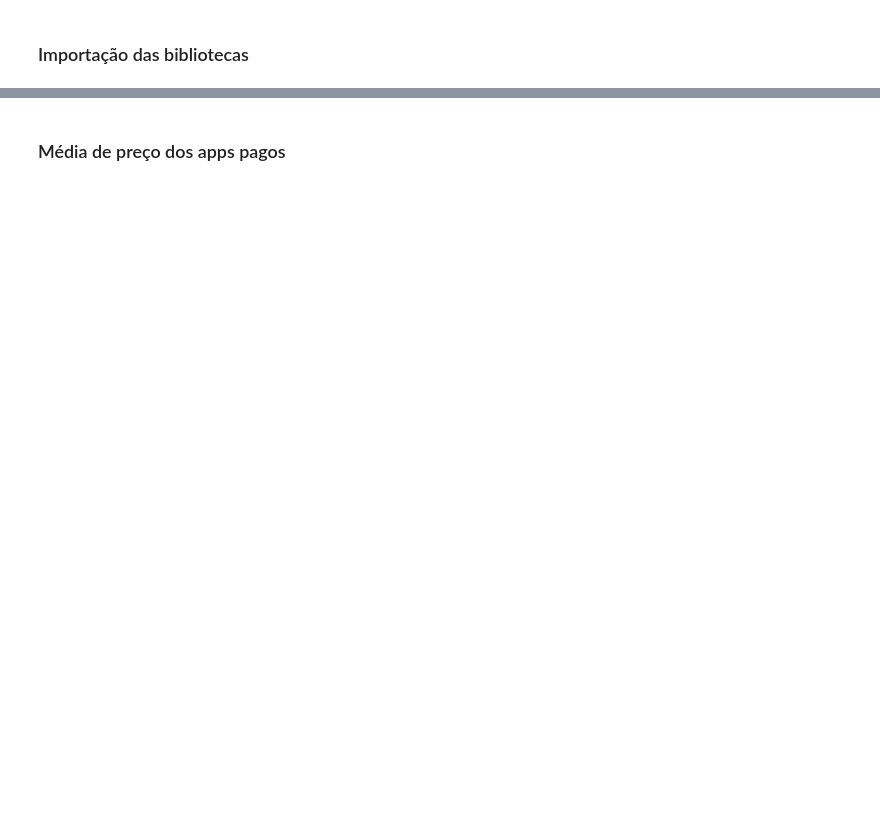
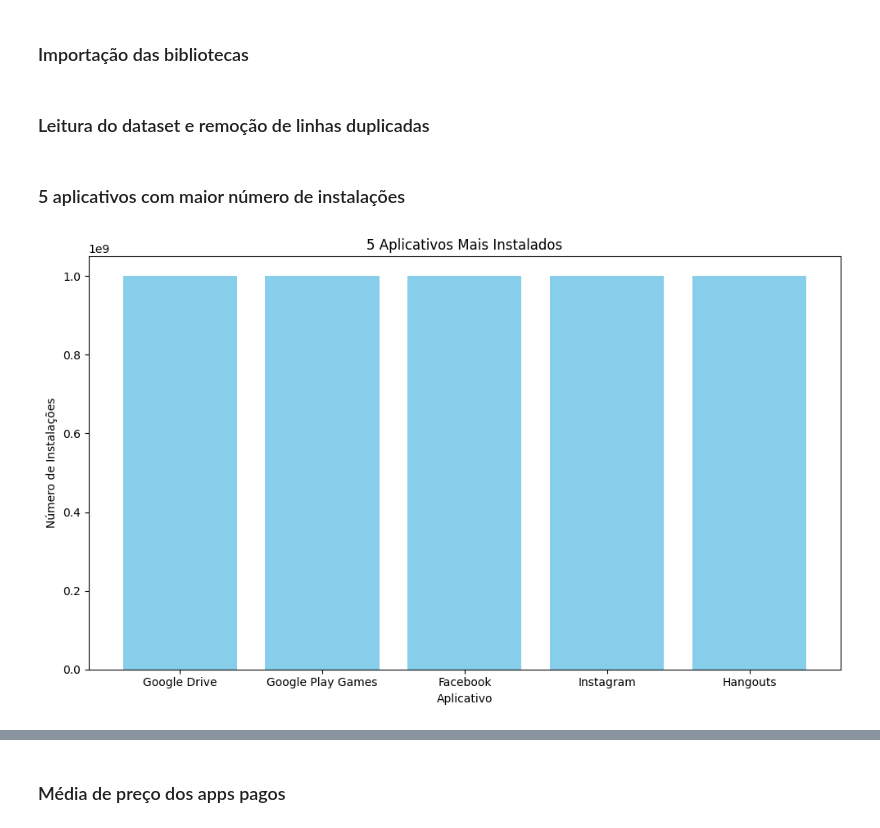
Before and after one commit to gabrielvavelar/Desafio-Hackathon, a Jupyter notebook: Desafio Python/desafio_python.ipynb, the cells around one changed output, grey strips where cells are left out. Saved outputs shown, nothing was run; the diff lists cells and outputs as text; code cells hidden in the pictures; blank space fills up the shorter version.

```diff
--- a/Desafio Python/desafio_python.ipynb
+++ b/Desafio Python/desafio_python.ipynb
@@ -6,22 +8,29 @@
 import pandas as pd
 import matplotlib.pyplot as plt
 from sqlalchemy import create_engine
+# %% [markdown]
+### Leitura do dataset e remoção de linhas duplicadas
 # %%
 df = pd.read_csv('googleplaystore.csv')
 df = df.drop_duplicates()
-
-df['Installs'] = df['Installs'].astype(str).str.replace(',', '').str.replace('+', '')
-df['Installs'] = pd.to_numeric(df['Installs'], errors='coerce')
-df = df.dropna(subset=['Installs'])
+# %% [markdown]
+### 5 aplicativos com maior número de instalações
 # %%
-cinco_apps_mais_instalados = df[['App', 'Installs']].sort_values(by='Installs', ascending=False).head(5)
+df['Installs'] = df['Installs'].astype(str).str.replace(',', '').str.replace('+', '')
+df['Installs'] = pd.to_numeric(df['Installs'], errors='coerce')
+
+df_sem_duplicados = df.sort_values(by='Installs', ascending=False).drop_duplicates(subset='App', keep='first')
+
+cinco_apps_mais_instalados = df_sem_duplicados.head(5)
 
 plt.figure(figsize=(10,6))
 plt.bar(cinco_apps_mais_instalados['App'], cinco_apps_mais_instalados['Installs'], color='skyblue')
 
 plt.title('5 Aplicativos Mais Instalados')
 plt.xlabel('Aplicativo')
 plt.ylabel('Número de Instalações')
 
 plt.tight_layout()
 plt.show()
+# %% [output]
+[figure, added]
```
Also changed, not shown: parts of 24 cells of this notebook.
